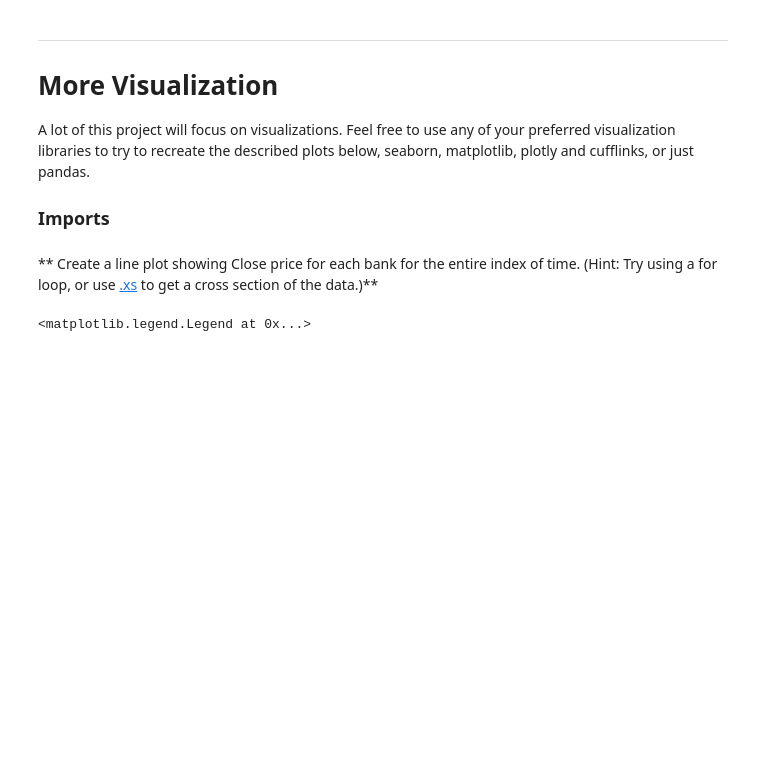
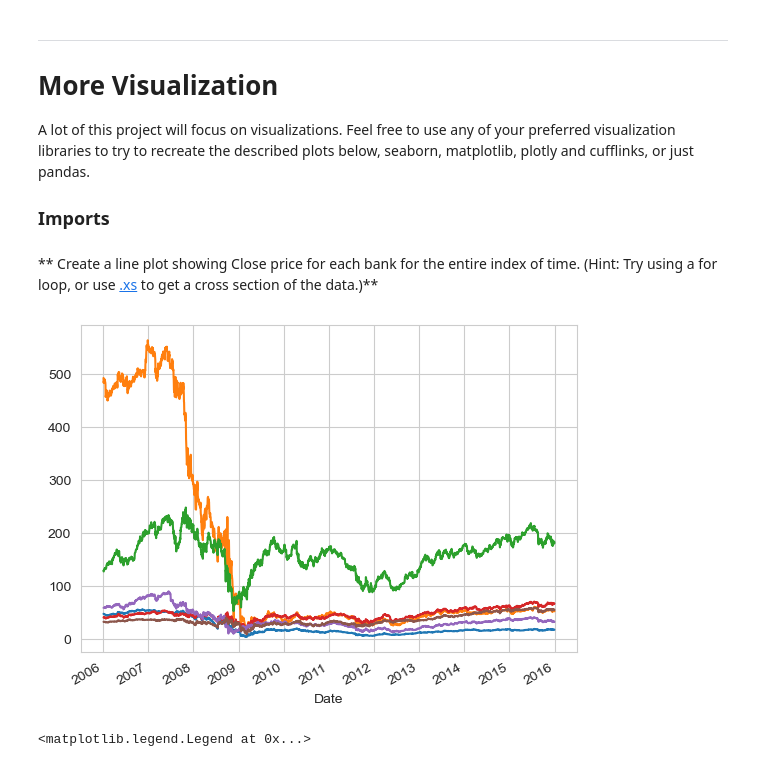
Before and after one commit to JoseArnel/code, a Jupyter notebook: DataScience&MachineLearning/10-Data-Capstone-Projects/03-Finance Project.ipynb, the cells around one changed output. Drawn from its saved outputs; the diff is of its cells as text; code cells hidden in the pictures; blank space fills up the shorter version.

Commit message:
line_graphs

```diff
--- a/DataScience&MachineLearning/10-Data-Capstone-Projects/03-Finance Project.ipynb
+++ b/DataScience&MachineLearning/10-Data-Capstone-Projects/03-Finance Project.ipynb
@@ -324,6 +319,11 @@ import cufflinks as cf
 cf.go_offline()
 # %% [markdown]
 ** Create a line plot showing Close price for each bank for the entire index of time. (Hint: Try using a for loop, or use [.xs](http://pandas.pydata.org/pandas-docs/stable/generated/pandas.DataFrame.xs.html) to get a cross section of the data.)**
+# %%
+for ticks in tickers:
+    bank_stocks[ticks]['Close'].plot()
+# %% [output]
+[figure, added]
 # %%
 # %% [output]
 <matplotlib.legend.Legend at 0x...>
```
Also changed, not shown: parts of 9 cells of this notebook.
